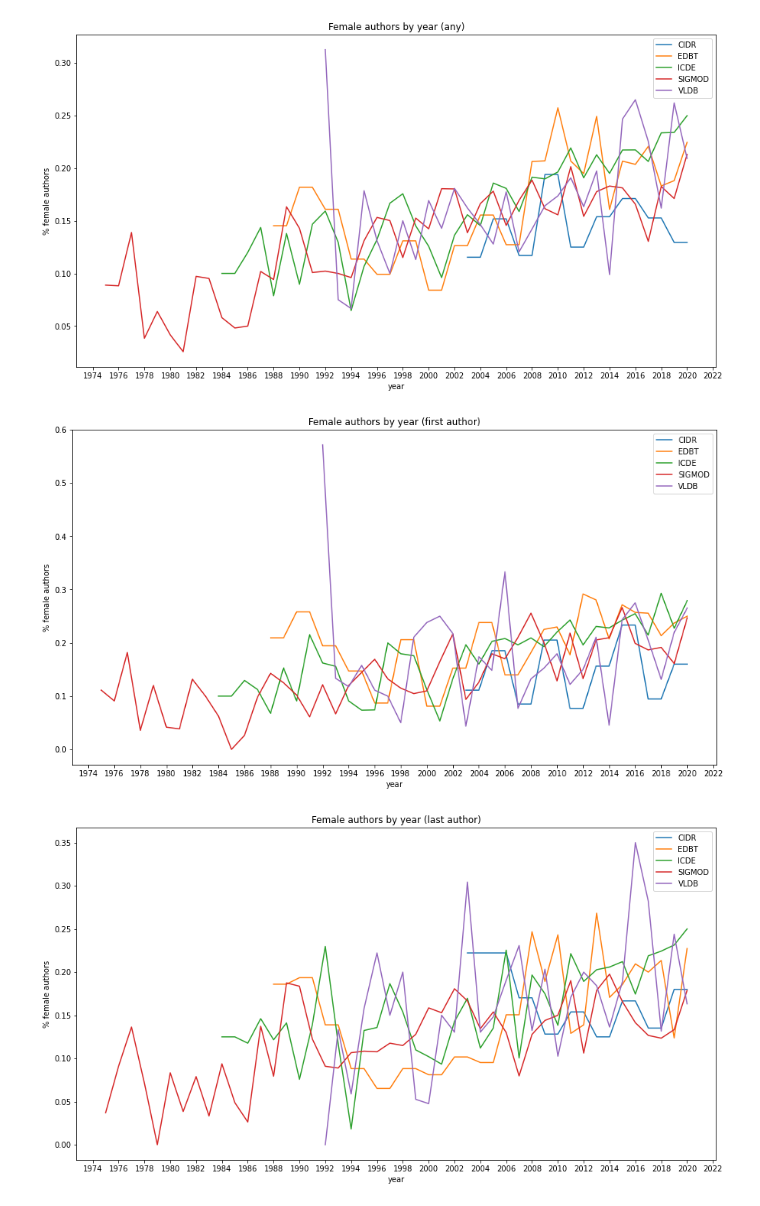
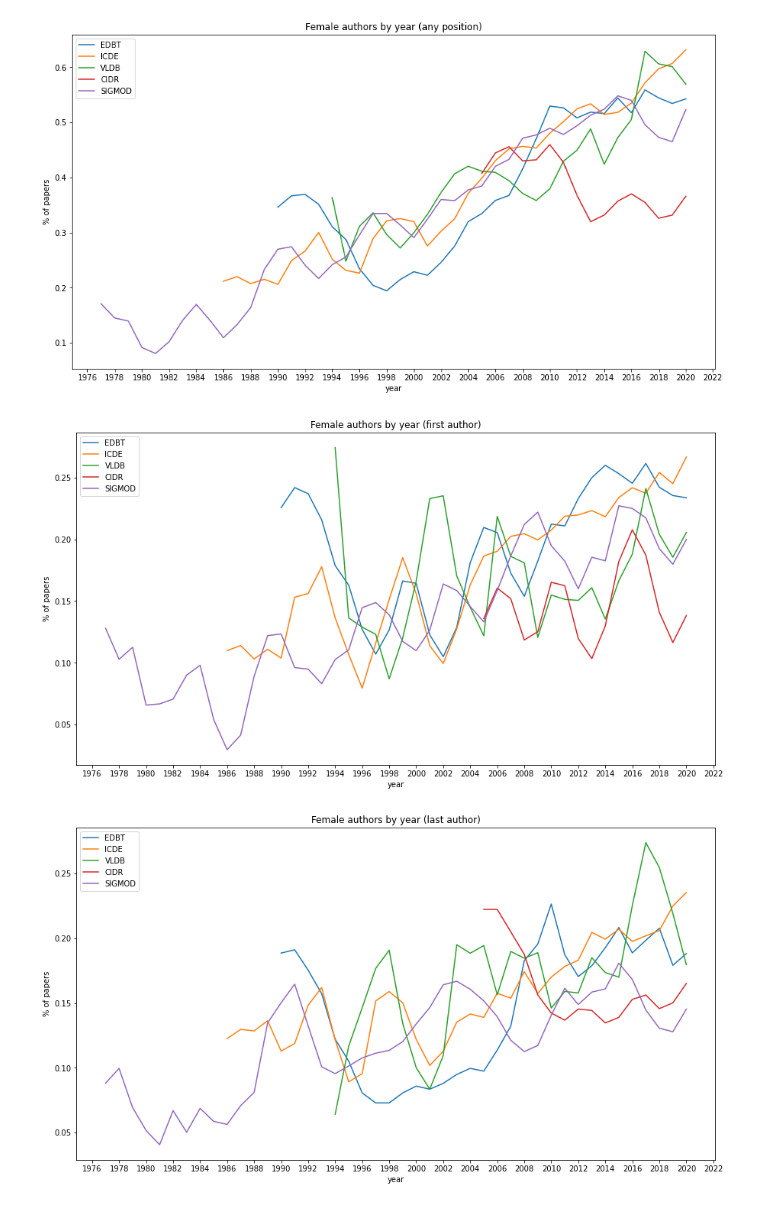
Before and after one commit to dataunitylab/paper-gender-analysis, a Jupyter notebook: cs-paper-gender-analysis.ipynb, the cells around one changed output. Drawn from its saved outputs; the diff is of its cells as text; code cells hidden in the pictures.

Commit message:
Fix calculation of author percentages

```diff
--- a/cs-paper-gender-analysis.ipynb
+++ b/cs-paper-gender-analysis.ipynb
@@ -13,4 +13,4 @@ df = analyze_genders.dataframe()
 
 # Find the index of the last author of each paper and add to the original data frame
 last_author_index = df.groupby(['paper_id'], sort=False)['author_position'].max().to_frame()
-df = df.join(last_author_index, on='paper_id', rsuffix='_last')
+df = df.join(last_author_index, on='paper_id', rsuffix='_last').sort_values(['paper_id', 'author_position'])
@@ -37,17 +17,40 @@ last_ratio = count_ratio(last_authors)
+# %%
+def first_female_author(group):
+    return group['female'].iloc[0]
+
+def last_female_author(group):
+    return group['female'].iloc[group['author_position_last'].iloc[0]]
+
+def any_female_author(group):
+    return group['female'].any()
+
+def all_female_author(group):
+    return group['female'].all()
+
+df_first = df.groupby(['paper_id', 'conf', 'year'], sort=False).apply(first_female_author).to_frame('female')
+df_last = df.groupby(['paper_id', 'conf', 'year'], sort=False).apply(last_female_author).to_frame('female')
+df_any = df.groupby(['paper_id', 'conf', 'year'], sort=False).apply(any_female_author).to_frame('female')
+df_all = df.groupby(['paper_id', 'conf', 'year'], sort=False).apply(all_female_author).to_frame('female')
+# %%
+first_ratio = df_first.groupby(['conf', 'year']).mean()
+last_ratio = df_last.groupby(['conf', 'year']).mean()
+any_ratio = df_any.groupby(['conf', 'year']).mean()
+all_ratio = df_all.groupby(['conf', 'year']).mean()
 # %%
 import matplotlib.pyplot as plt
 import matplotlib.ticker as ticker
 
 def plot_authors(df, plot_type):
-    fig = df.unstack(level=0).ffill().plot(figsize=(15,8), title='Female authors by year (%s)' % plot_type)
+    fig = df.unstack(level=0).sort_values(['year']).ffill().rolling(window=3).mean().plot(figsize=(15,8), title='Female authors by year (%s)' % plot_type)
     fig.xaxis.set_major_locator(ticker.MultipleLocator(2))
-    fig.set_ylabel('% female authors')
+    fig.set_ylabel('% of papers')
     fig.legend([c.split(', ')[1].rstrip(')').upper() for c in fig.get_legend_handles_labels()[1]])
 
-plot_authors(all_ratio, 'any')
+plot_authors(any_ratio, 'any position')
 plot_authors(first_ratio, 'first author')
 plot_authors(last_ratio, 'last author')
+plot_authors(all_ratio, 'all positions')
 # %% [output]
-[figure, old version]
+[figure, new version]
-[figure, old version]
+[figure, new version]
-[figure, old version]
+[figure, new version]
```
Also changed, not shown: parts of 3 cells of this notebook.
